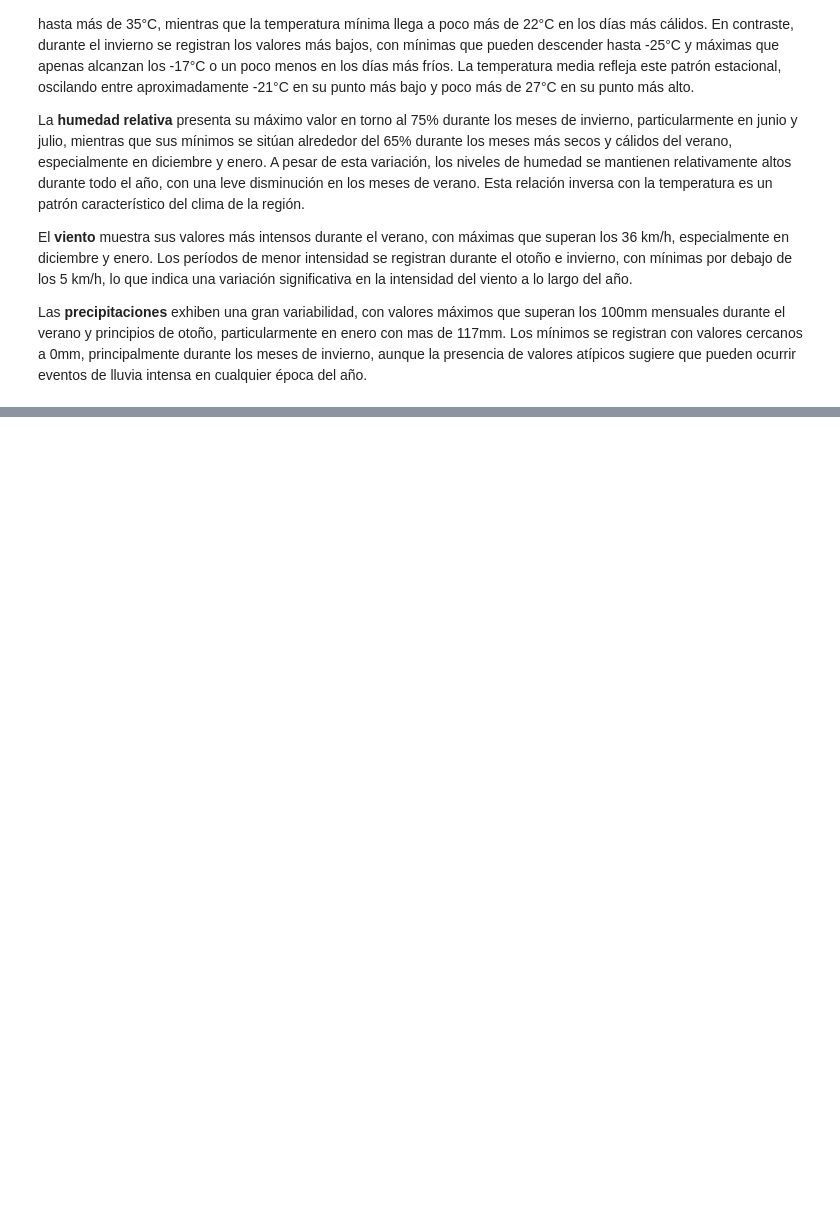
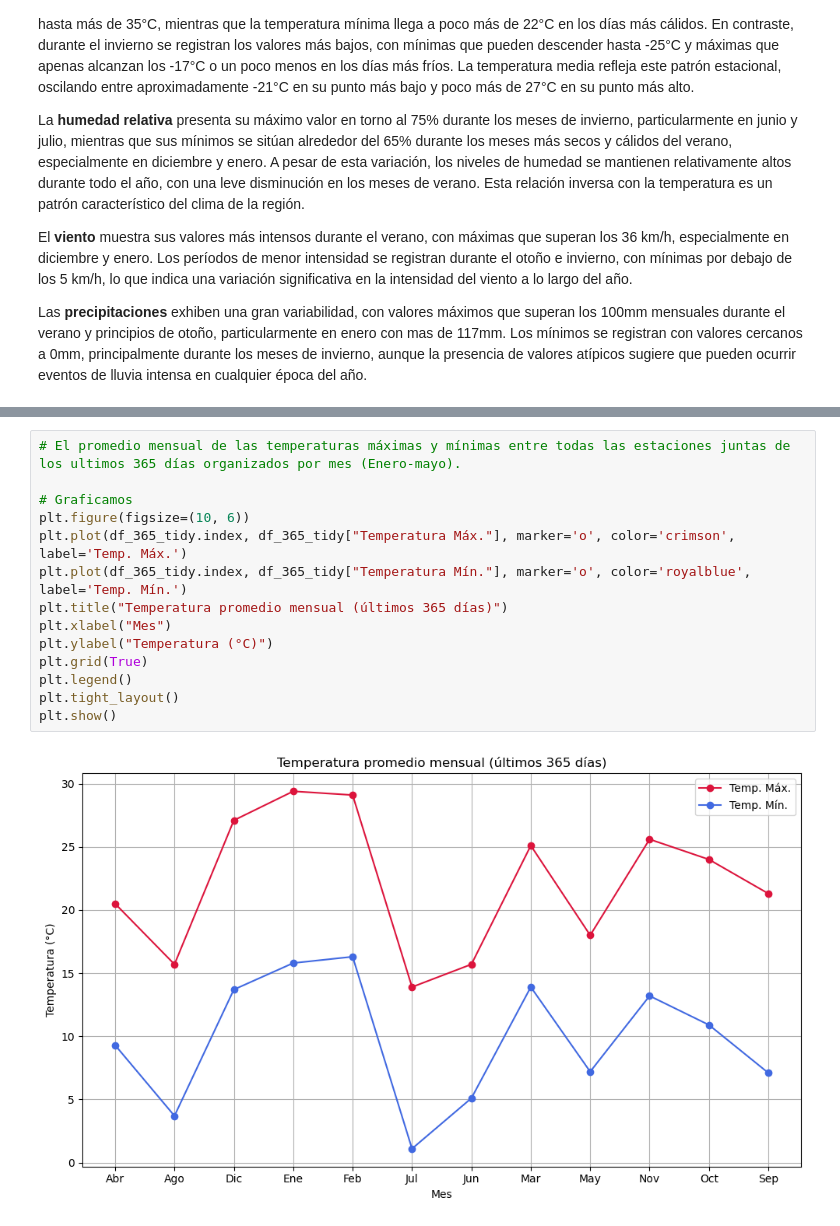
Before and after one commit to Mati279/Analisis-de-Datos---TPs, a Jupyter notebook: TP1/Borrador.ipynb, the cells around one changed output, grey strips where cells are left out. Drawn from its saved outputs; the diff is of its cells as text; blank space fills up the shorter version.

```diff
--- a/TP1/Borrador.ipynb
+++ b/TP1/Borrador.ipynb
@@ -714,0 +803,16 @@ Las **precipitaciones** exhiben una gran variabilidad, con valores máximos que
+# %%
+# El promedio mensual de las temperaturas máximas y mínimas entre todas las estaciones juntas de los ultimos 365 días organizados por mes (Enero-mayo).
+
+# Graficamos
+plt.figure(figsize=(10, 6))
+plt.plot(df_365_tidy.index, df_365_tidy["Temperatura Máx."], marker='o', color='crimson', label='Temp. Máx.')
+plt.plot(df_365_tidy.index, df_365_tidy["Temperatura Mín."], marker='o', color='royalblue', label='Temp. Mín.')
+plt.title("Temperatura promedio mensual (últimos 365 días)")
+plt.xlabel("Mes")
+plt.ylabel("Temperatura (°C)")
+plt.grid(True)
+plt.legend()
+plt.tight_layout()
+plt.show()
+# %% [output]
+[figure, added]
```
Also changed, not shown: parts of 22 cells of this notebook.
